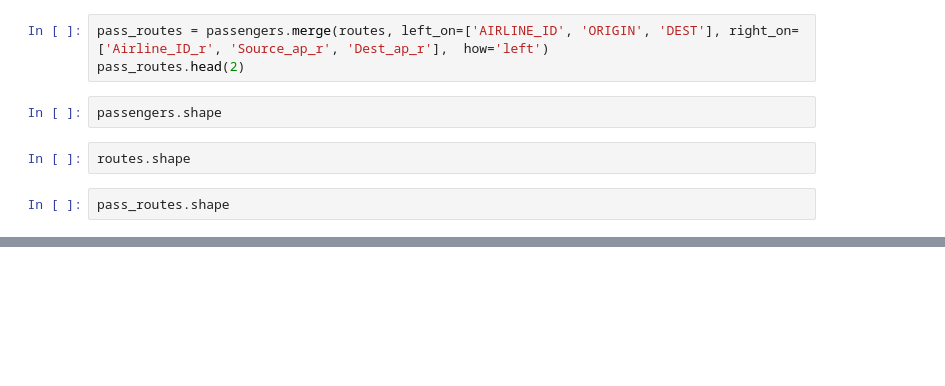
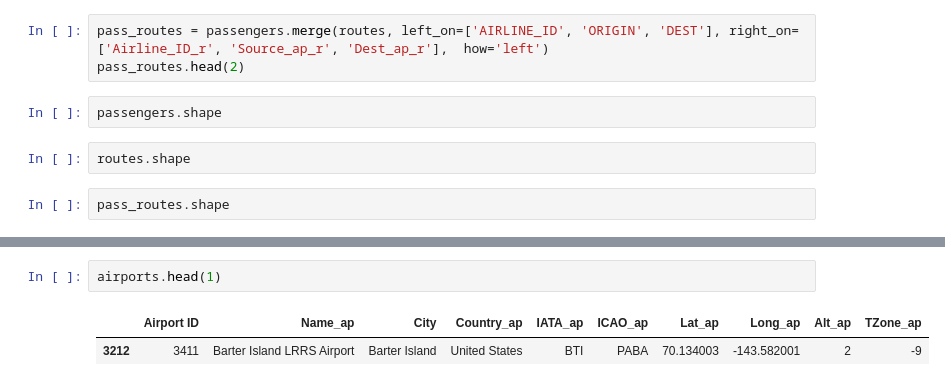
Before and after one commit to scottschriver/NSS_Capstone, a Jupyter notebook: Notebooks/Flight_delays.ipynb, the cells around one changed output, grey strips where cells are left out. Cells and saved outputs as stored; diff of their text form; blank space fills up the shorter version.

```diff
--- a/Notebooks/Flight_delays.ipynb
+++ b/Notebooks/Flight_delays.ipynb
@@ -800,0 +841,5 @@ pass_routes.shape
+# %%
+airports.head(1)
+# %% [output]
+|  | Airport ID | Name_ap | City | Country_ap | IATA_ap | ICAO_ap | Lat_ap | Long_ap | Alt_ap | TZone_ap |
+| 3212 | 3411 | Barter Island LRRS Airport | Barter Island | United States | BTI | PABA | 70.134003 | -143.582001 | 2 | -9 |
```
Also changed, not shown: parts of 93 cells of this notebook.
